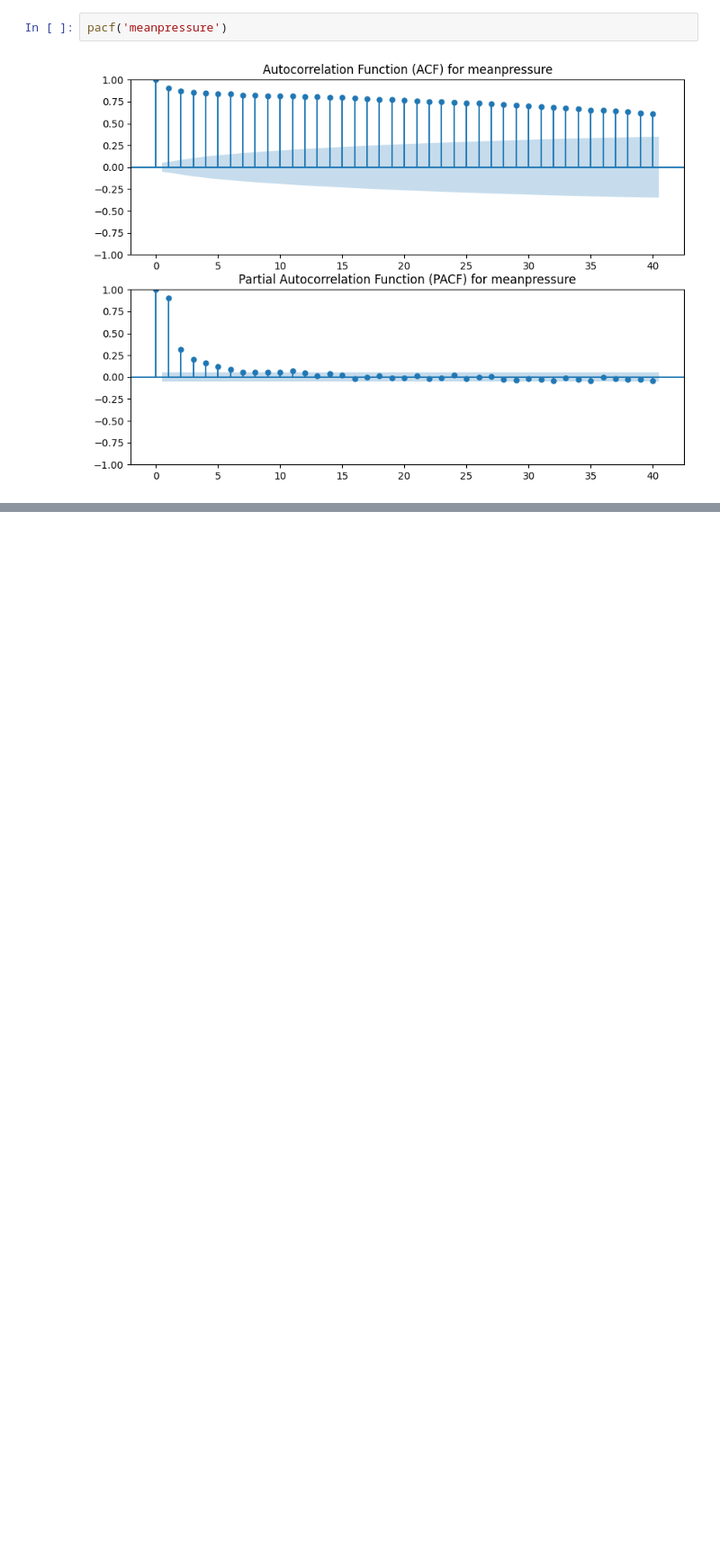
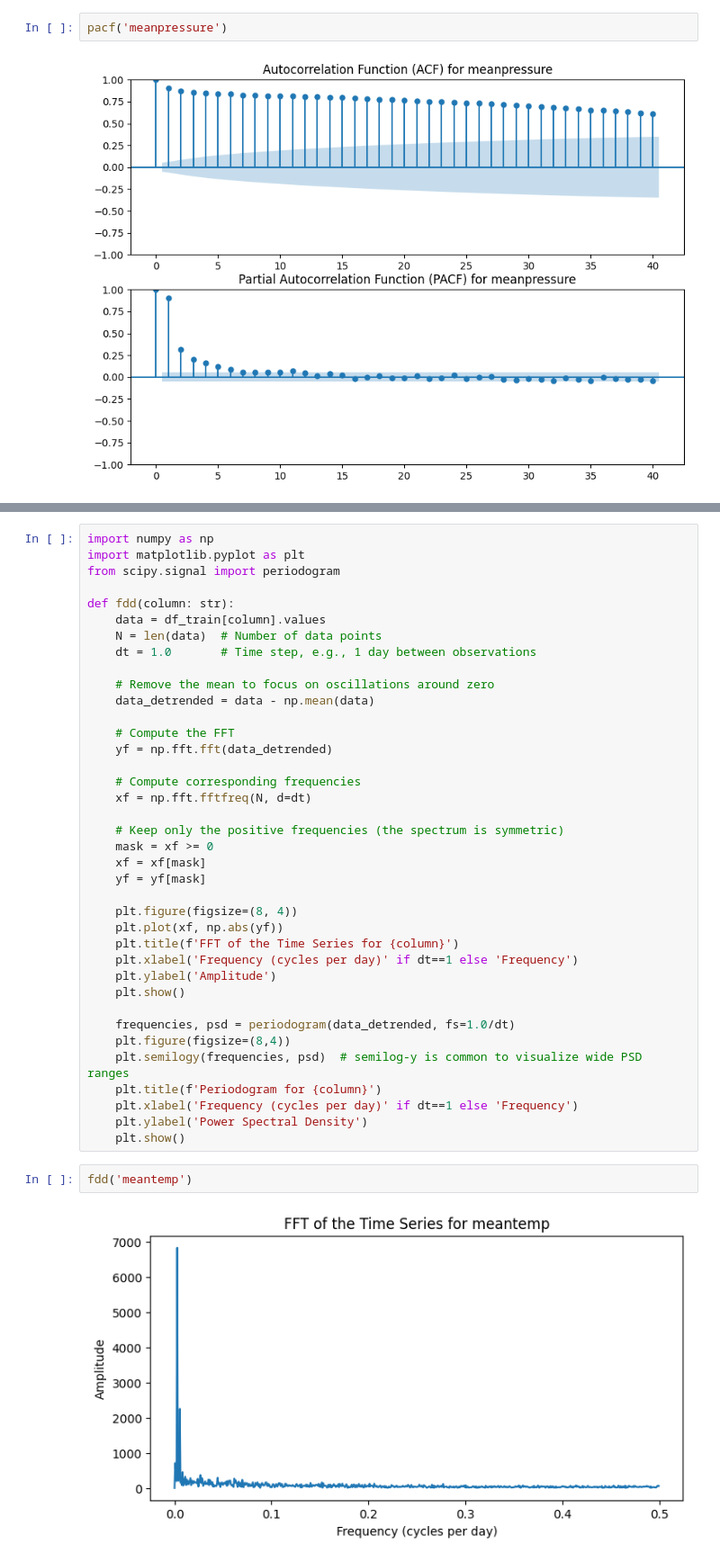
Before and after one commit to porojanmadalin/TSA, a Jupyter notebook: a02.ipynb, the cells around one changed output, grey strips where cells are left out. Shown at 90% size. Drawn from its saved outputs; the diff is of its cells as text; blank space fills up the shorter version.

```diff
--- a/a02.ipynb
+++ b/a02.ipynb
@@ -322,0 +339,42 @@ pacf('meanpressure')
+# %%
+import numpy as np
+import matplotlib.pyplot as plt
+from scipy.signal import periodogram
+
+def fdd(column: str):
+    data = df_train[column].values
+    N = len(data)  # Number of data points
+    dt = 1.0       # Time step, e.g., 1 day between observations
+
+    # Remove the mean to focus on oscillations around zero
+    data_detrended = data - np.mean(data)
+
+    # Compute the FFT
+    yf = np.fft.fft(data_detrended)
+
+    # Compute corresponding frequencies
+    xf = np.fft.fftfreq(N, d=dt)
+
+    # Keep only the positive frequencies (the spectrum is symmetric)
+    mask = xf >= 0
+    xf = xf[mask]
+    yf = yf[mask]
+
+    plt.figure(figsize=(8, 4))
+    plt.plot(xf, np.abs(yf))
+    plt.title(f'FFT of the Time Series for {column}')
+    plt.xlabel('Frequency (cycles per day)' if dt==1 else 'Frequency')
+    plt.ylabel('Amplitude')
+    plt.show()
+
+    frequencies, psd = periodogram(data_detrended, fs=1.0/dt)
+    plt.figure(figsize=(8,4))
+    plt.semilogy(frequencies, psd)  # semilog-y is common to visualize wide PSD ranges
+    plt.title(f'Periodogram for {column}')
+    plt.xlabel('Frequency (cycles per day)' if dt==1 else 'Frequency')
+    plt.ylabel('Power Spectral Density')
+    plt.show()
+# %%
+fdd('meantemp')
+# %% [output]
+[figure, added]
```
Also changed, not shown: parts of 12 cells of this notebook.
